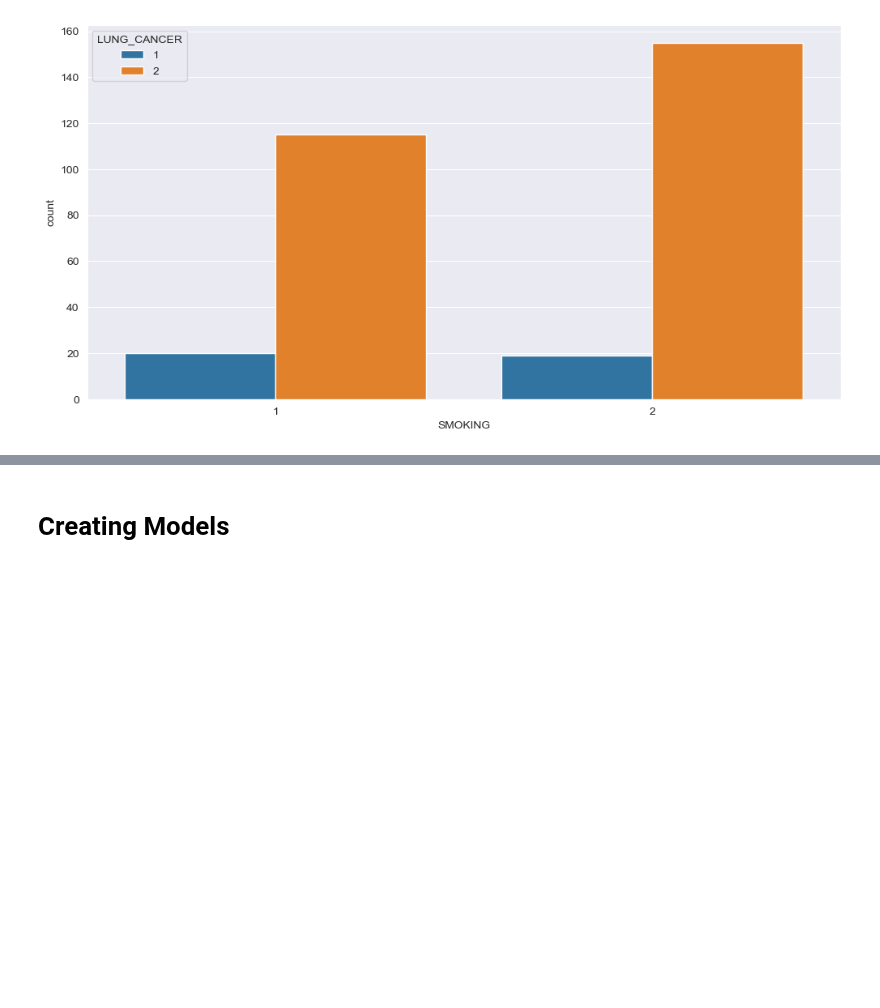
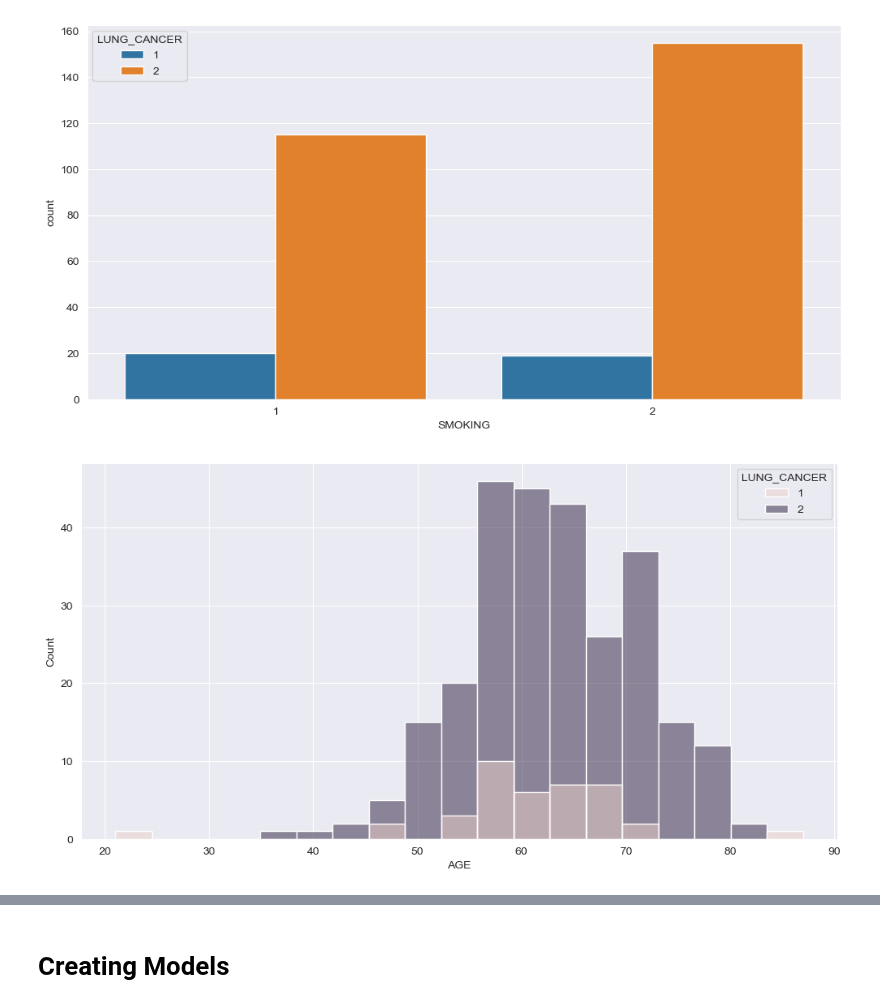
Before and after one commit to KishanYern/Data-Science-Project, a Jupyter notebook: Lung Cancer Prediction Project/cancer-prediction.ipynb, the cells around one changed output, grey strips where cells are left out. Saved outputs shown, nothing was run; the diff lists cells and outputs as text; code cells hidden in the pictures; blank space fills up the shorter version.

Commit message:
added more plots

```diff
--- a/Lung Cancer Prediction Project/cancer-prediction.ipynb
+++ b/Lung Cancer Prediction Project/cancer-prediction.ipynb
@@ -154,3 +154,8 @@ sns.countplot(x=df["SMOKING"], hue=df["LUNG_CANCER"]) # 1 -> No, 2 -> Yes
 plt.show() # smokers are more likely to have lung cancer
 # %% [output]
 [figure]
+# %%
+sns.histplot(x=df["AGE"], hue=df["LUNG_CANCER"]) # 1 -> No, 2 -> Yes
+plt.show() # older people are more likely to have lung cancer
+# %% [output]
+[figure, added]
```
Also changed, not shown: parts of 2 cells of this notebook.
